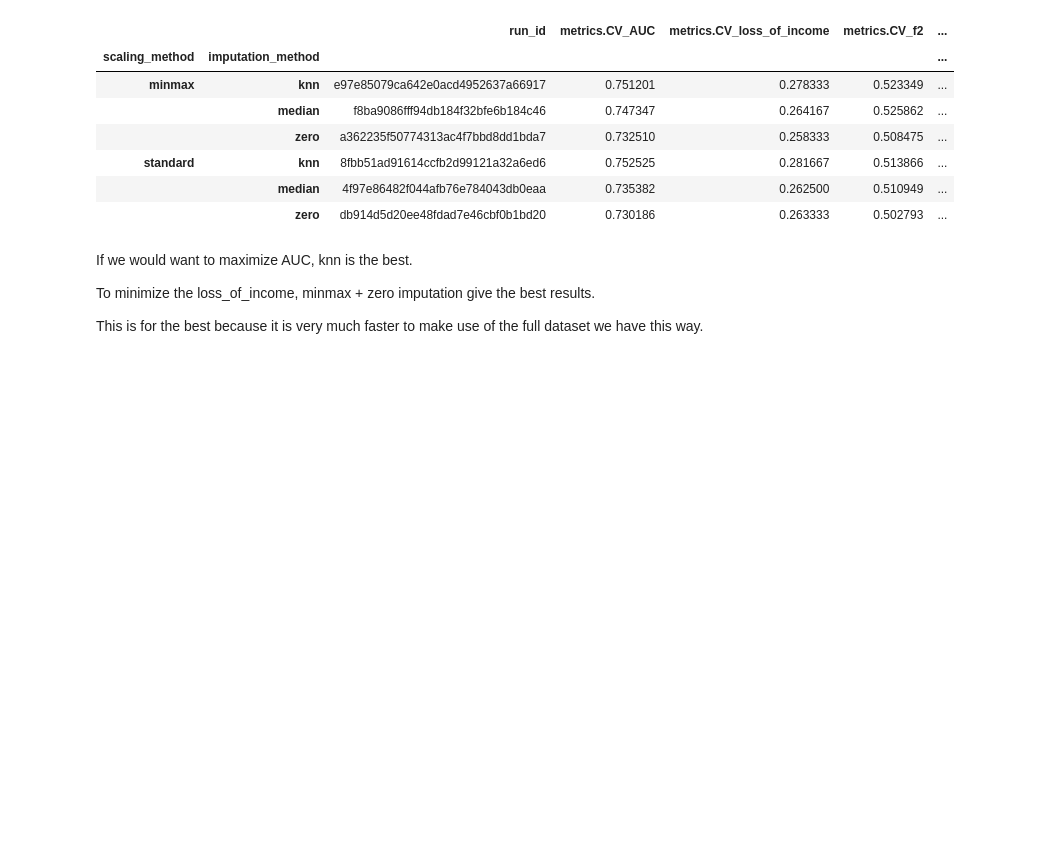
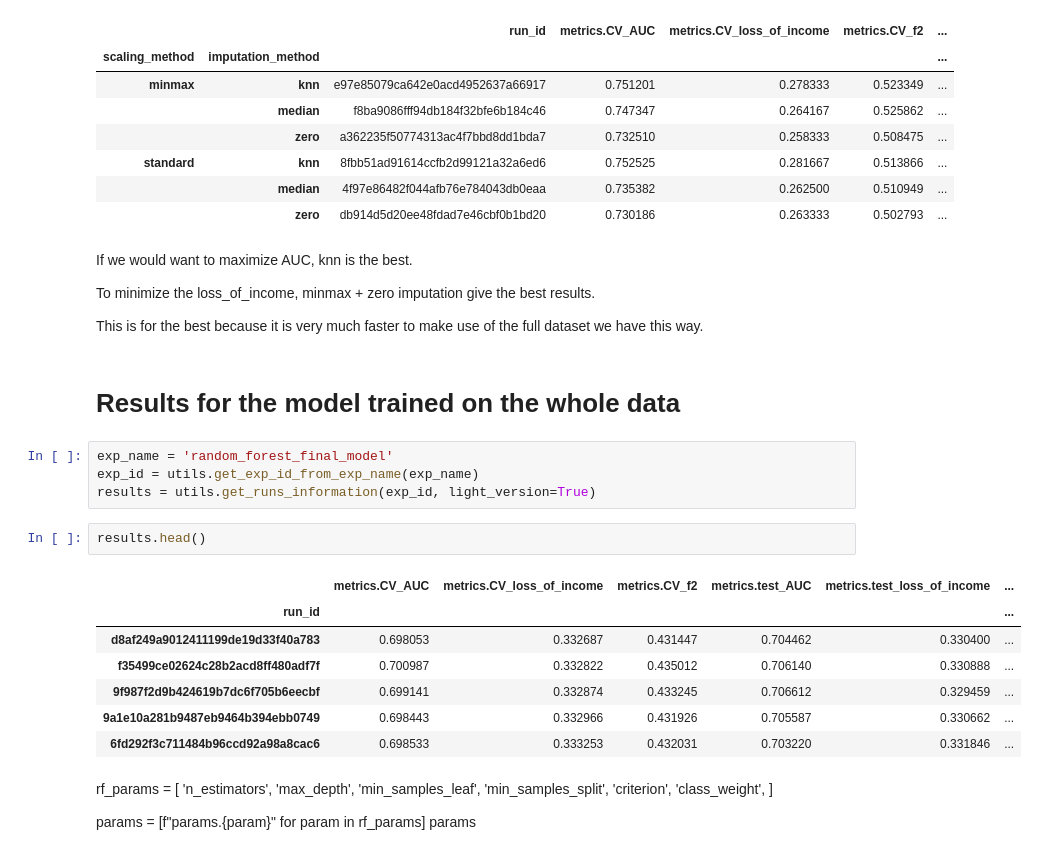
Before and after one commit to JulienfLeBoucher/OC_MLOps_credit_scoring, a Jupyter notebook: explore_mlflow_tracking.ipynb, the cells around one changed output. Drawn from its saved outputs; the diff is of its cells as text; blank space fills up the shorter version.

Commit message:
Inspect random forest results. Low AUC...

```diff
--- a/explore_mlflow_tracking.ipynb
+++ b/explore_mlflow_tracking.ipynb
@@ -779,3 +779,31 @@ If we would want to maximize AUC, knn is the best.
 To minimize the loss_of_income, minmax + zero imputation give the best results.
 
 This is for the best because it is very much faster to make use of the full dataset we have this way.
+# %% [markdown]
+# Results for the model trained on the whole data
+# %%
+exp_name = 'random_forest_final_model'
+exp_id = utils.get_exp_id_from_exp_name(exp_name)
+results = utils.get_runs_information(exp_id, light_version=True)
+# %%
+results.head()
+# %% [output]
+|  | metrics.CV_AUC | metrics.CV_loss_of_income | metrics.CV_f2 | metrics.test_AUC | metrics.test_loss_of_income | ... |
+| run_id |  |  |  |  |  | ... |
+| d8af249a9012411199de19d33f40a783 | 0.698053 | 0.332687 | 0.431447 | 0.704462 | 0.330400 | ... |
+| f35499ce02624c28b2acd8ff480adf7f | 0.700987 | 0.332822 | 0.435012 | 0.706140 | 0.330888 | ... |
+| 9f987f2d9b424619b7dc6f705b6eecbf | 0.699141 | 0.332874 | 0.433245 | 0.706612 | 0.329459 | ... |
+| 9a1e10a281b9487eb9464b394ebb0749 | 0.698443 | 0.332966 | 0.431926 | 0.705587 | 0.330662 | ... |
+| 6fd292f3c711484b96ccd92a98a8cac6 | 0.698533 | 0.333253 | 0.432031 | 0.703220 | 0.331846 | ... |
+# %% [markdown]
+rf_params = [
+    'n_estimators',
+    'max_depth',
+    'min_samples_leaf',
+    'min_samples_split',
+    'criterion',
+    'class_weight',
+]
+
+params = [f"params.{param}" for param in rf_params]
+params
```
